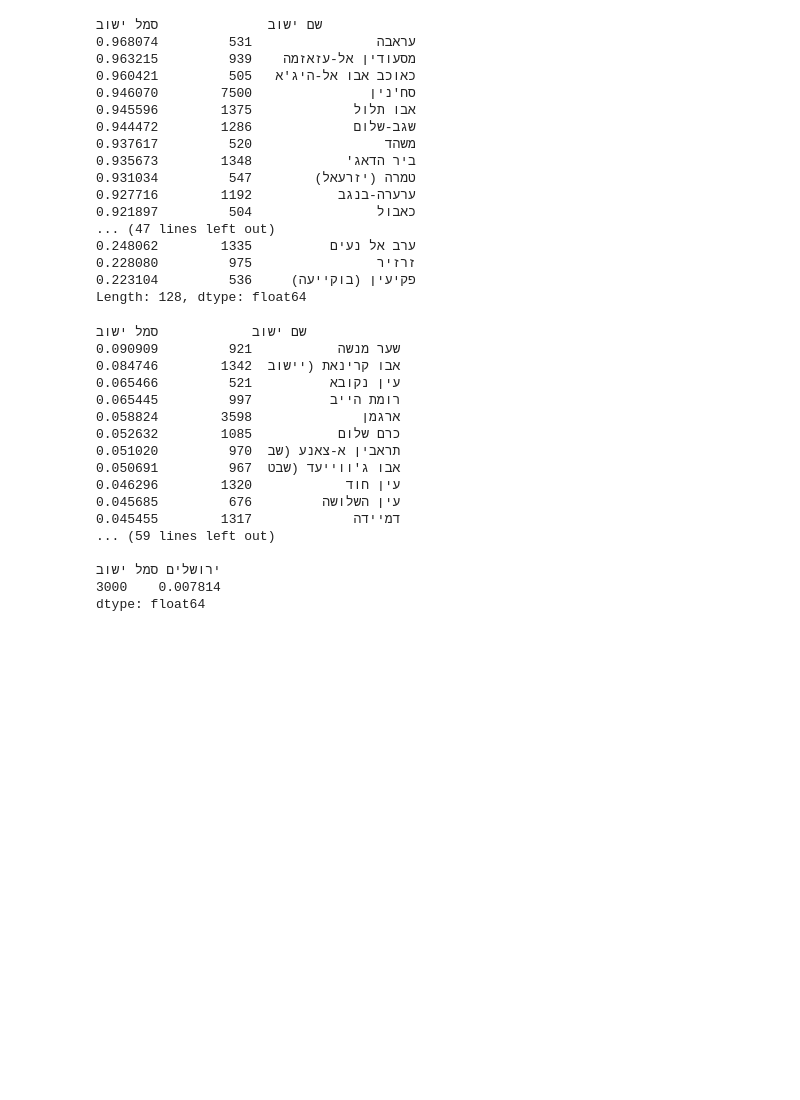
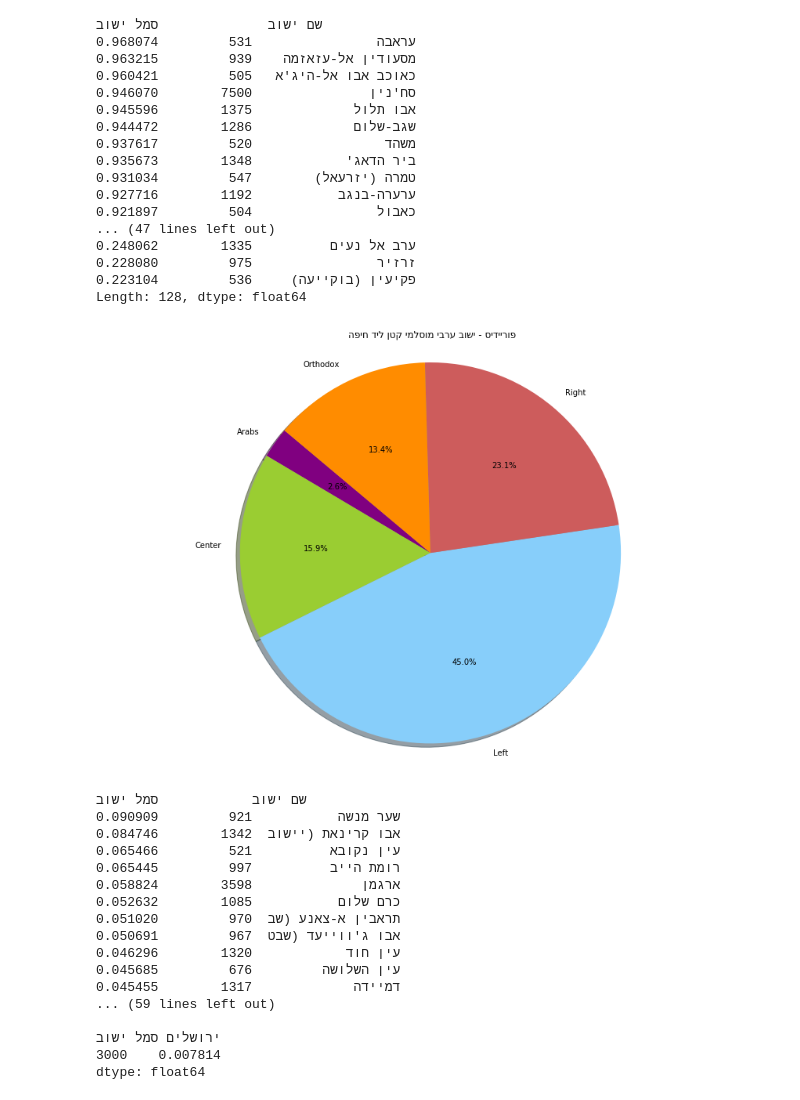
Before and after one commit to alexeyvasy/knesset-elections, a Jupyter notebook: Knesset Elections - Final Project.ipynb, the cells around one changed output. Cells and saved outputs as stored; diff of their text form; code cells hidden in the pictures; blank space fills up the shorter version.

```diff
--- a/Knesset Elections - Final Project.ipynb
+++ b/Knesset Elections - Final Project.ipynb
@@ -356,4 +356,17 @@ arab_settlements = knesset21elections[knesset21elections["Arabs"] / knesset21ele
 זרזיר                975         0.228080
 פקיעין (בוקייעה)     536         0.223104
 Length: 128, dtype: float64
+# %%
+fig = plt.figure(figsize=(15,10))
+
+ax3 = plt.subplot(1,1,1)
+sizes_arabs = classified_summed_votes_list(knesset15elections.loc["תל אביב-יפו"])
+ax3.pie(sizes_arabs, labels=labels, colors=colors, autopct='%1.1f%%', shadow=True, startangle=140)
+title2 = "פוריידיס - ישוב ערבי מוסלמי קטן ליד חיפה"
+ax3.set_title(title2[::-1])
+ax3.axis('equal')
+
+plt.show()
+# %% [output]
+[figure, added]
 # %%
```
Also changed, not shown: parts of 4 cells of this notebook.
